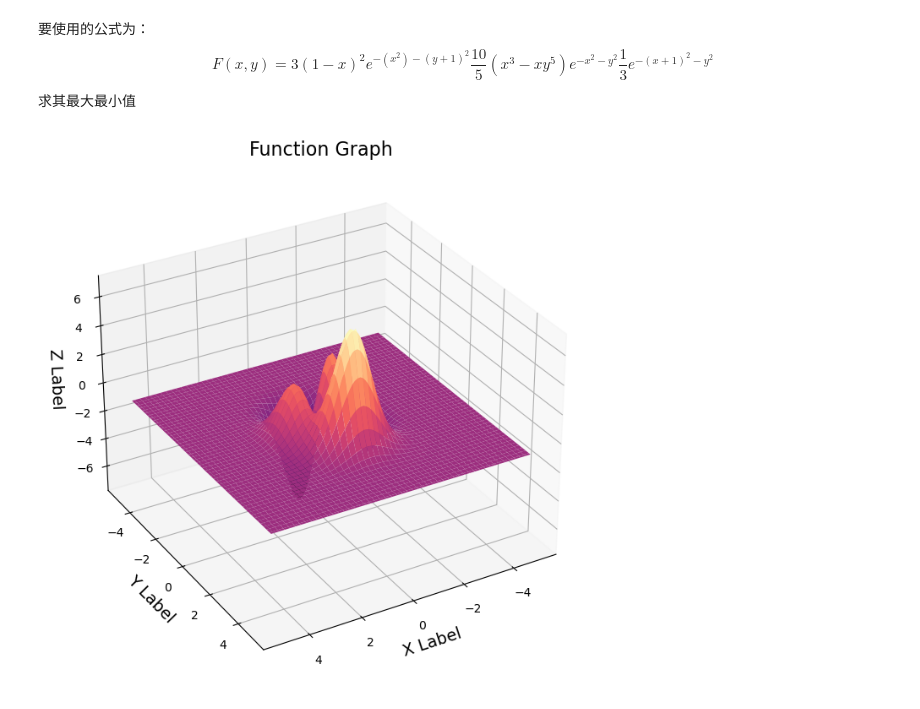
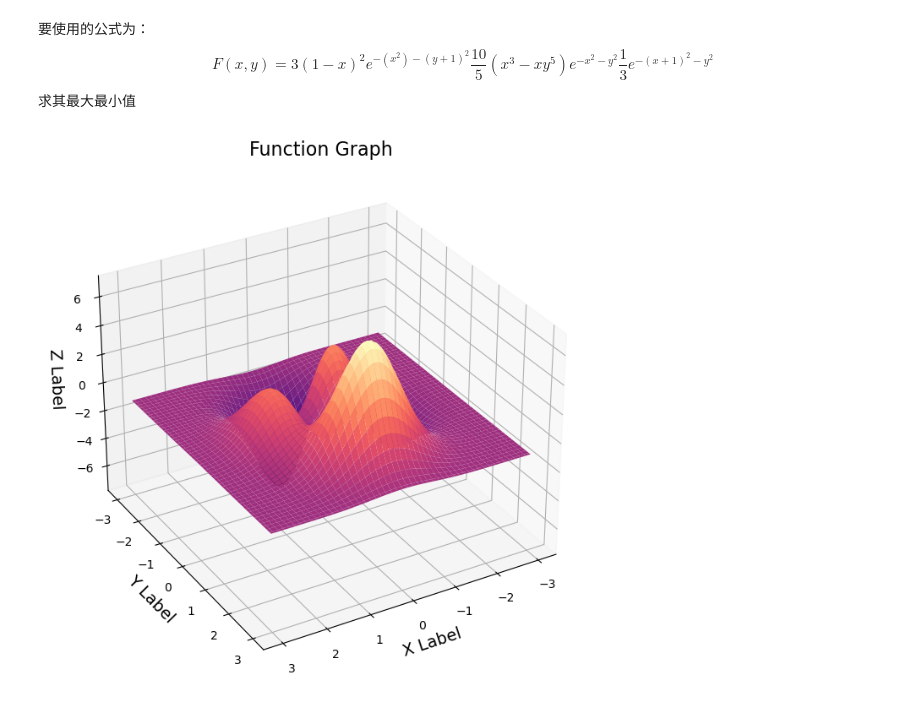
Before and after one commit to ocean0117/Reinforement-learning-genetic-algrithm, a Jupyter notebook: Genetic-Algrithm/demo.ipynb, the cells around one changed output. Drawn from its saved outputs; the diff is of its cells as text; code cells hidden in the pictures.

```diff
--- a/Genetic-Algrithm/demo.ipynb
+++ b/Genetic-Algrithm/demo.ipynb
@@ -14,31 +15,31 @@ def F(x, y):
 	return 3*(1-x)**2*np.exp(-(x**2)-(y+1)**2)- 10*(x/5 - x**3 - y**5)*np.exp(-x**2-y**2)- 1/3**np.exp(-(x+1)**2 - y**2)
 # %%
 # 创建数据
-x = np.linspace(-5,5,100) # 生成 -5 到 5 之间的 100 个数
-y = np.linspace(-5,5,100)
+x = np.linspace(-3,3,100) # 生成 -5 到 5 之间的 100 个数
+y = np.linspace(-3,3,100)
 X,Y = np.meshgrid(x,y) # 生成网格矩阵，X 为 x 的网格矩阵，Y 为 y 的网格矩阵
 Z = F(X,Y)
 
 # 创建 3D 图形
 fig = plt.figure(figsize=(12,8))
 ax = fig.add_subplot(111, projection='3d')
 
 # 绘图
 surf = ax.plot_surface(X, Y, Z, cmap='magma', linewidth=0.1, antialiased=True)
 
 # 调整视角
 ax.view_init(30, 60)
 
 # 添加轴标签和标题
 ax.set_xlabel('X Label', fontsize=14)
 ax.set_ylabel('Y Label', fontsize=14)
 ax.set_zlabel('Z Label', fontsize=14)
 ax.set_title('Function Graph', fontsize=16)
 
 # 显示图像
 plt.show()
 # %% [output]
-[figure, old version]
+[figure, new version]
 # %%
 # 一些参数
 DNA_SIZE = 24           # DNA 的长度
```
Also changed, not shown: parts of 6 cells of this notebook, 1 other file.
